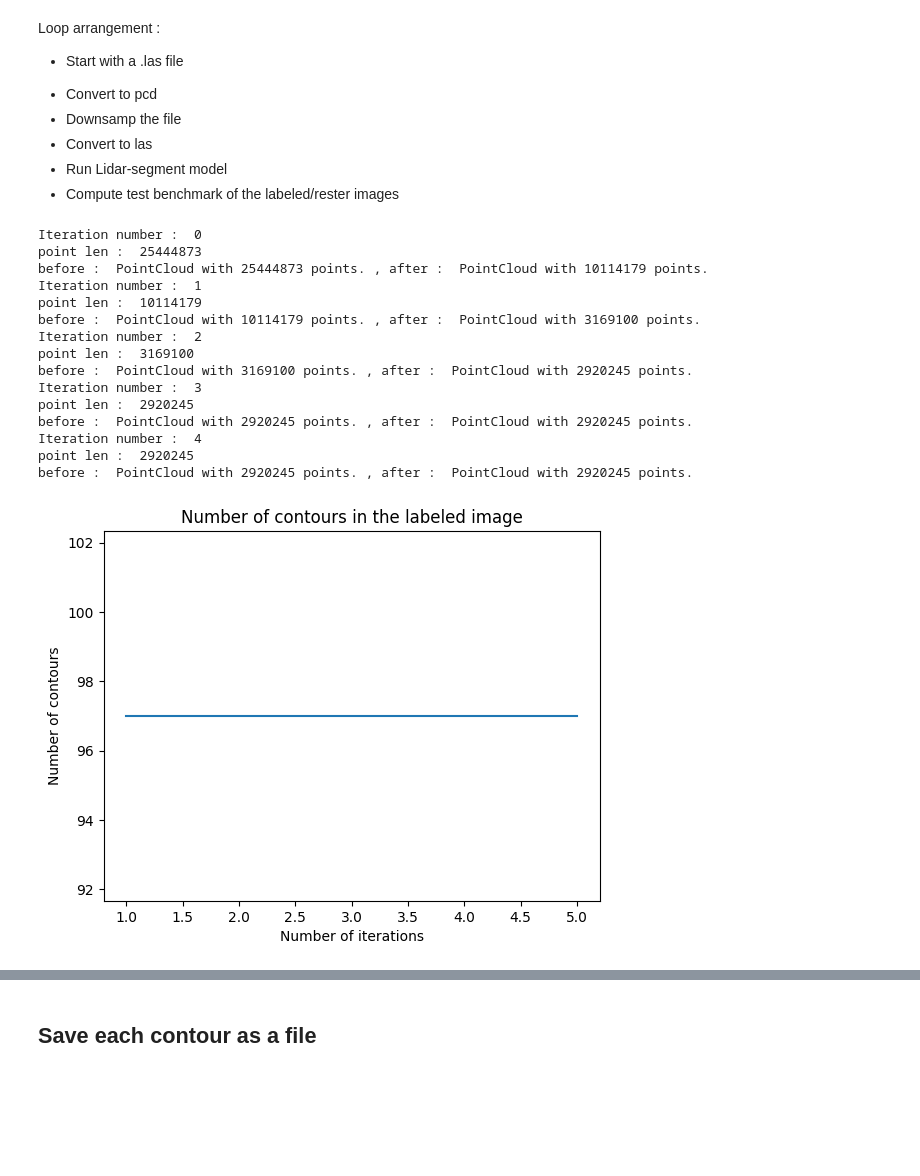
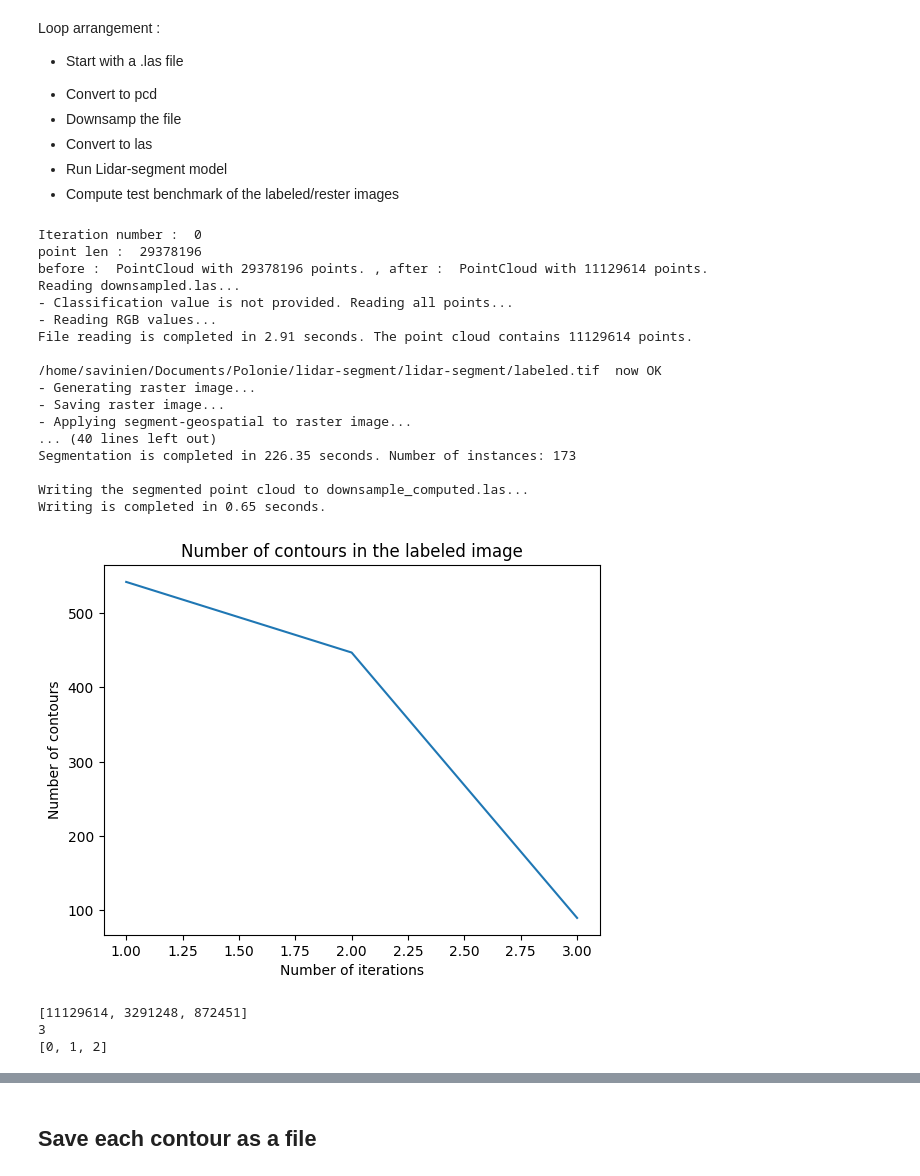
Before and after one commit to LRMPUT/internship_enssat_put, a Jupyter notebook: lidar-segment/lidar-segment/main.ipynb, the cells around one changed output, grey strips where cells are left out. Saved outputs shown, nothing was run; the diff lists cells and outputs as text; code cells hidden in the pictures; blank space fills up the shorter version.

```diff
--- a/lidar-segment/lidar-segment/main.ipynb
+++ b/lidar-segment/lidar-segment/main.ipynb
@@ -68,15 +67,14 @@ def convert_las_to_pcd(las) -> o3d.t.geometry.PointCloud:
 # %% [markdown]
 ## Voxel function for downsampling PCD files
 # %%
-def voxel_downsample(pcd, nb_points, voxelvalue = 1): # Increase voxel size to reduce memory usage
+def voxel_downsample(pcd, voxelvalue = 1): # Increase voxel size to reduce memory usage
     '''
     If your pointcloud file is expressed in meters, voxel_size=0.05 will mean the voxel grid will be made up of voxels measuring 5 x 5 x 5 cm.
     After filtering the pointcloud density is reduced so that you have only one point per such voxel.
     '''
     downsample = pcd.voxel_down_sample(voxelvalue)
     print("before : ", pcd, ", after : ", downsample)
-    nb_points.append(len(np.asarray(downsample.points)))
-    return downsample, nb_points
+    return downsample, len(downsample.points)
 # %% [markdown]
 ## Run the Lidar segment algo
 # %%
@@ -122,8 +120,8 @@ Loop arrangement :
     <li>Compute test benchmark of the labeled/rester images</li>
 </ul>
 # %%
-las = laspy.read("../../../scan_PUT/block_5.las")
-nb_iteration = 5
+las = laspy.read("../../../scan_PUT/block_3.las")
+nb_iteration = 3
 voxel_size = 0.12
 
 label_path = "/home/savinien/Documents/Polonie/lidar-segment/lidar-segment/labeled.tif"
@@ -133,49 +131,66 @@ las_downsample = "downsampled.las"
 las_downsample_computed = "downsample_computed.las"
 
 nb_contour_list = list()
 nb_pointcloud = list()
 contours = list()
 
 for i in range(nb_iteration):
     print("Iteration number : ", i)
     if(i == 0):
         pcd_before = convert_las_to_pcd(las)
-        pcd_downsample, nb_pointcloud_after = voxel_downsample(pcd_before, nb_pointcloud, voxel_size)
+        pcd_downsample, nb_pointcloud_after = voxel_downsample(pcd_before, voxel_size)
     else:
         las = laspy.read(las_downsample)
         pcd_before = convert_las_to_pcd(las)
-        pcd_downsample, nb_pointcloud_after = voxel_downsample(pcd_before, nb_pointcloud, voxel_size * 2)
+        voxel_size = voxel_size * 2
+        pcd_downsample, nb_pointcloud_after = voxel_downsample(pcd_before, voxel_size)
 
-    nb_pointcloud = nb_pointcloud_after
+    nb_pointcloud.append(nb_pointcloud_after)
 
     las_downsample = convert_pcd_to_las(point_cloud=pcd_downsample, las_file=las_downsample)
 
-    #compute_segment_lidar(las_downsample, las_downsample_computed, label_path, raster_path)
+    #This line take a while...
+    compute_segment_lidar(las_downsample, las_downsample_computed, label_path, raster_path)
 
     # Run benchmark
     nb_contour_list, contour = benchmark(label_path, nb_contour_list)
     contours.append(contour)
 
 xs = [x+1 for x in range(len(nb_contour_list))]
 plt.plot(xs, nb_contour_list)
 plt.xlabel("Number of iterations")
 plt.ylabel("Number of contours")
 plt.title("Number of contours in the labeled image")
 plt.show()
+
+print(nb_pointcloud)
+print(len(nb_pointcloud))
+xs = [x for x in range(len(nb_pointcloud))]
+print(xs)
+plt.plot(xs, nb_pointcloud)
+plt.xlabel("Number of iterations")
+plt.ylabel("Number of point cloud")
+plt.title("Number of point cloud in the labeled image")
+plt.show()
 # %% [output]
 Iteration number :  0
-point len :  25444873
-before :  PointCloud with 25444873 points. , after :  PointCloud with 10114179 points.
-Iteration number :  1
-point len :  10114179
-before :  PointCloud with 10114179 points. , after :  PointCloud with 3169100 points.
-Iteration number :  2
-point len :  3169100
-before :  PointCloud with 3169100 points. , after :  PointCloud with 2920245 points.
-Iteration number :  3
-point len :  2920245
-before :  PointCloud with 2920245 points. , after :  PointCloud with 2920245 points.
-Iteration number :  4
-point len :  2920245
-before :  PointCloud with 2920245 points. , after :  PointCloud with 2920245 points.
+point len :  29378196
+before :  PointCloud with 29378196 points. , after :  PointCloud with 11129614 points.
+Reading downsampled.las...
+- Classification value is not provided. Reading all points...
+- Reading RGB values...
+File reading is completed in 2.91 seconds. The point cloud contains 11129614 points.
+
+/home/savinien/Documents/Polonie/lidar-segment/lidar-segment/labeled.tif  now OK
+- Generating raster image...
+- Saving raster image...
+- Applying segment-geospatial to raster image...
+... (40 lines left out)
+Segmentation is completed in 226.35 seconds. Number of instances: 173
+
+Writing the segmented point cloud to downsample_computed.las...
+Writing is completed in 0.65 seconds.
-[figure, old version]
+[figure, new version]
+[11129614, 3291248, 872451]
+3
+[0, 1, 2]
```
Also changed, not shown: parts of 8 cells of this notebook, 2 other files.
